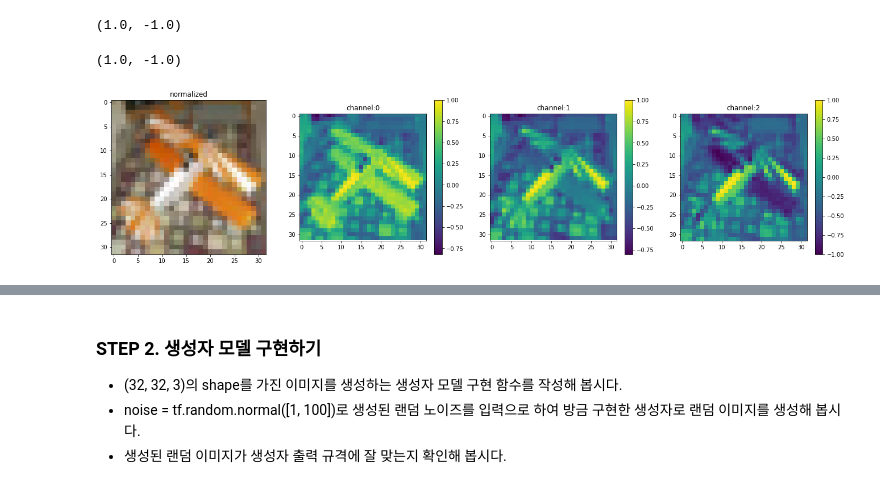
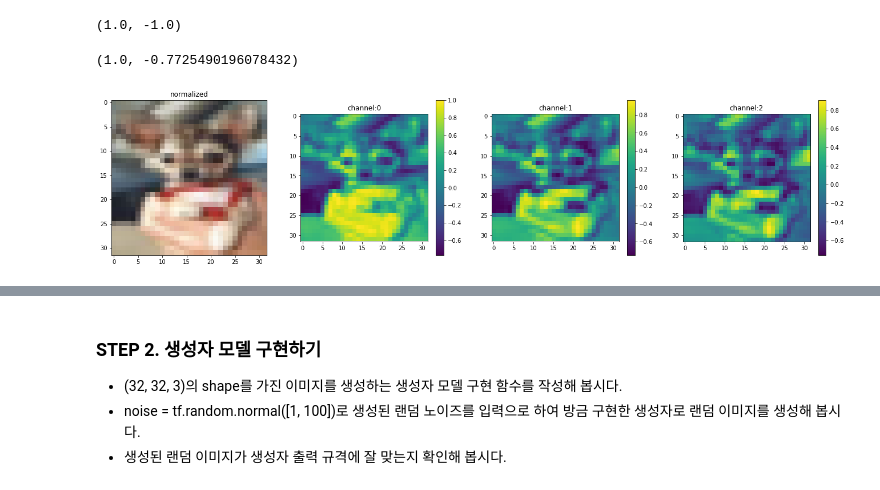
Before and after one commit to YesicaKim/E16_DCGAN_CIFAR10, a Jupyter notebook: E16_dcgan_newimage.ipynb, the cells around one changed output, grey strips where cells are left out. Drawn from its saved outputs; the diff is of its cells as text; code cells hidden in the pictures.

```diff
--- a/E16_dcgan_newimage.ipynb
+++ b/E16_dcgan_newimage.ipynb
@@ -801,28 +801,28 @@ train_x.max(), train_x.min()
 # %% [output]
 (1.0, -1.0)
 # %%
-train_x[13434].max(), train_x[13434].min()
+train_x[34436].max(), train_x[34436].min()
 # %% [output]
-(1.0, -1.0)
+(1.0, -0.7725490196078432)
 # %%
 # 정규화 후에 시각화시도 및 채널별 출력
 # imshow의 경우 음수의 값은 표현이 안된다고 경고문이 뜰 것이다.
 # [-1, 1]의 범위를 다시 [0, 1]로 다시 변환
 plt.figure(figsize=(23, 5))
 
 plt.subplot(1, 4, 1)
 plt.title("normalized")
-plt.imshow((train_x[13434]+1)/2)
+plt.imshow((train_x[34436]+1)/2)
 
 for i in range(3):
     plt.subplot(1, 4, (i+1)+1)
-    plt.imshow(train_x[13434][:,:,i])
+    plt.imshow(train_x[34436][:,:,i])
     plt.title('channel:{}'.format(i))
     plt.colorbar()
 
 # plt.colorbar()
 plt.show()
 # %% [output]
-[figure, old version]
+[figure, new version]
 # %%
 BUFFER_SIZE = len(train_x)
```
Also changed, not shown: parts of 11 cells of this notebook.
